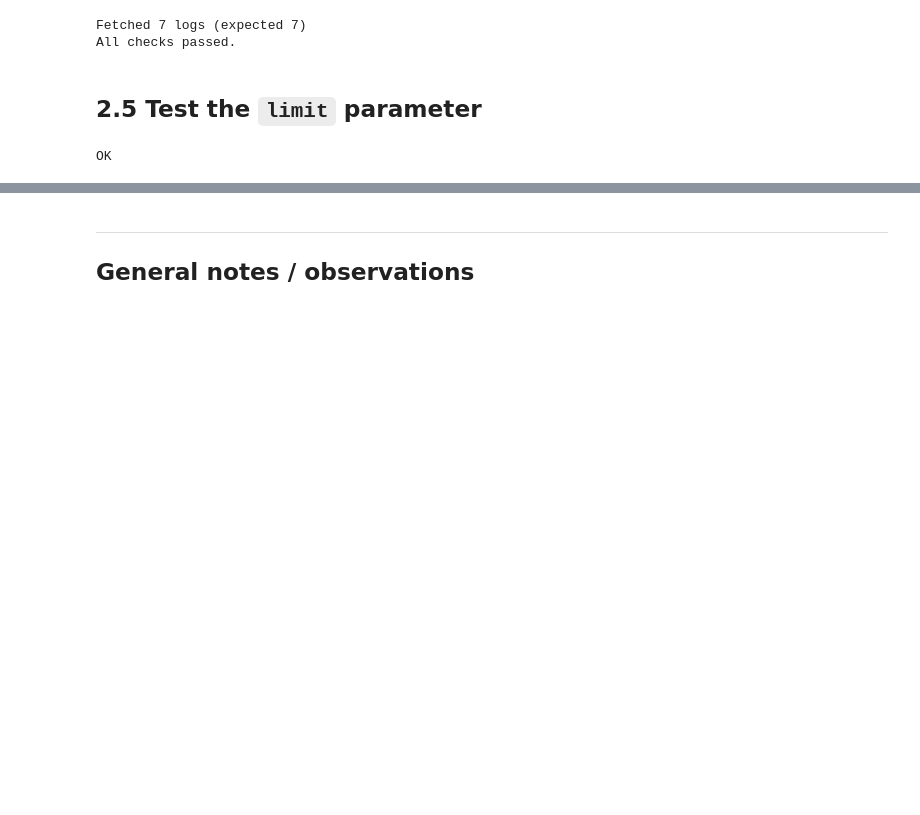
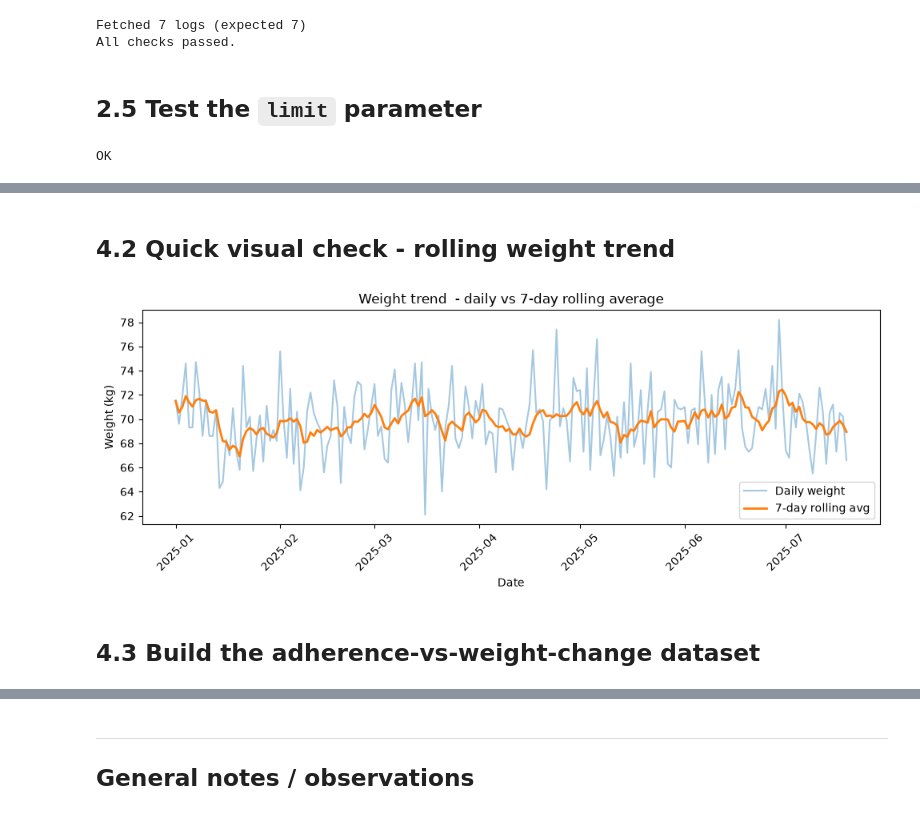
Before and after one commit to Kashika3006/workout_planner, a Jupyter notebook: master_test.ipynb, the cells around one changed output, grey strips where cells are left out. Cells and saved outputs as stored; diff of their text form; code cells hidden in the pictures; blank space fills up the shorter version.

```diff
--- a/master_test.ipynb
+++ b/master_test.ipynb
@@ -548,0 +459,19 @@ This result is NOT statistically significant (p >= 0.05) — likely due to small
+# %% [markdown]
+## 4.2 Quick visual check - rolling weight trend
+# %%
+import matplotlib.pyplot as plt
+
+fig, ax = plt.subplots(figsize=(10, 4))
+ax.plot(rolling_df['log_date'], rolling_df['weight_kg'], label='Daily weight', alpha=0.4)
+ax.plot(rolling_df['log_date'], rolling_df['rolling_7day_avg'], label='7-day rolling avg', linewidth=2)
+ax.set_xlabel('Date')
+ax.set_ylabel('Weight (kg)')
+ax.set_title('Weight trend  - daily vs 7-day rolling average')
+ax.legend()
+plt.xticks(rotation=45)
+plt.tight_layout()
+plt.show()
+# %% [output]
+[figure, added]
+# %% [markdown]
+## 4.3 Build the adherence-vs-weight-change dataset
```
Also changed, not shown: parts of 87 cells of this notebook, 20 other files.
